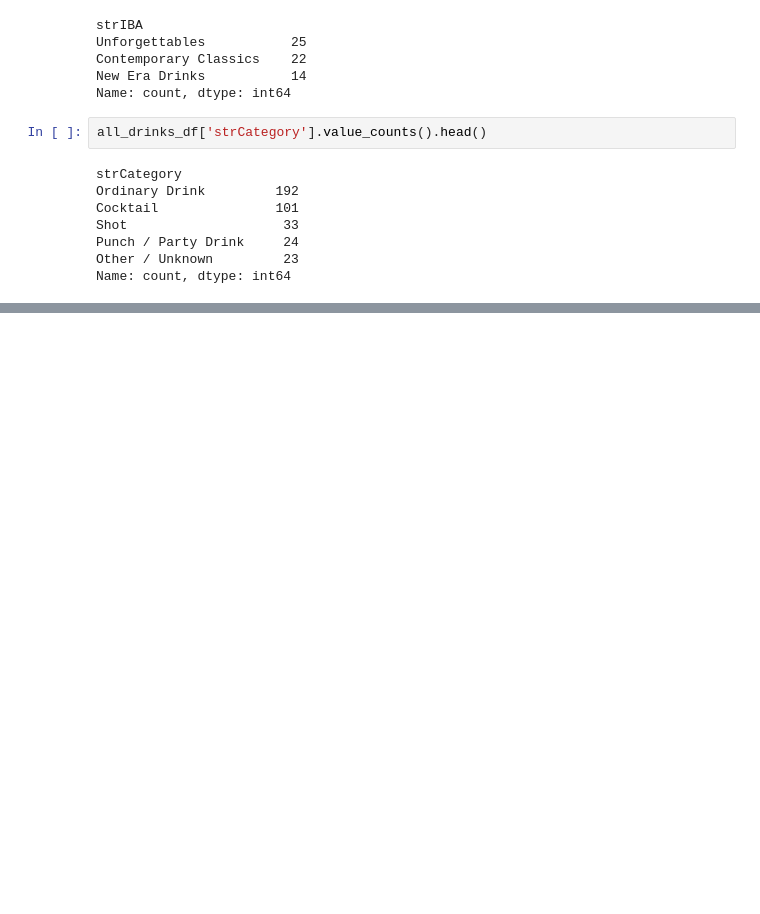
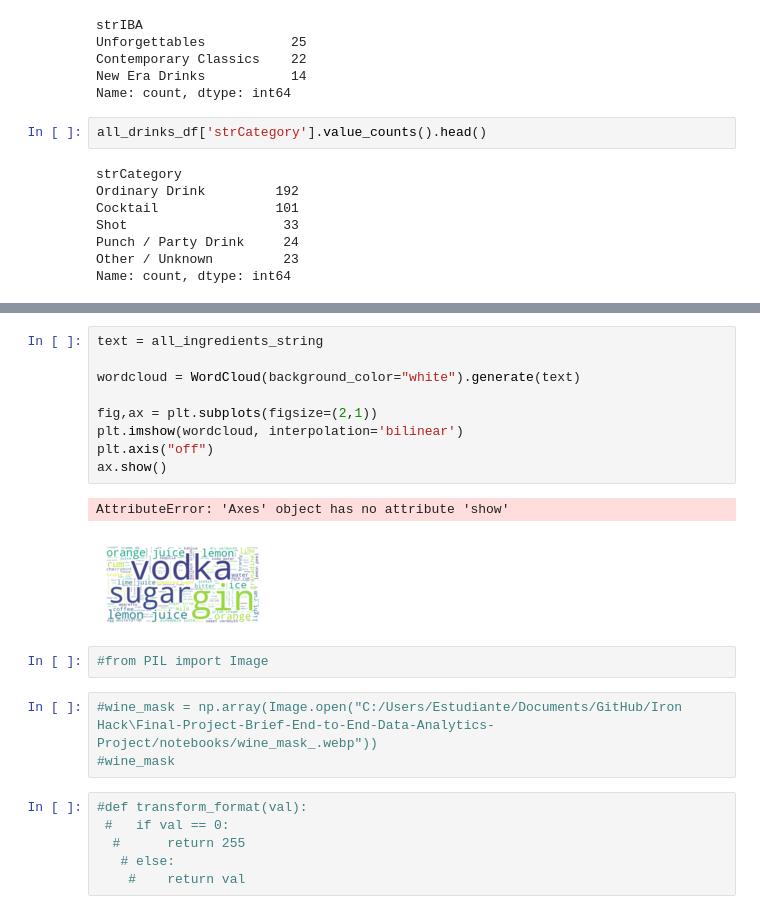
Before and after one commit to redsun498/Data-Genie, a Jupyter notebook: notebooks/EDA - Cocktails.ipynb, the cells around one changed output, grey strips where cells are left out. Drawn from its saved outputs; the diff is of its cells as text; blank space fills up the shorter version.

```diff
--- a/notebooks/EDA - Cocktails.ipynb
+++ b/notebooks/EDA - Cocktails.ipynb
@@ -1907,0 +1940,23 @@ plt.figure(
+# %%
+text = all_ingredients_string
+
+wordcloud = WordCloud(background_color="white").generate(text)
+
+fig,ax = plt.subplots(figsize=(2,1))
+plt.imshow(wordcloud, interpolation='bilinear')
+plt.axis("off")
+ax.show()
+# %% [output]
+AttributeError: 'Axes' object has no attribute 'show'
+[figure, added]
+# %%
+#from PIL import Image
+# %%
+#wine_mask = np.array(Image.open("C:/Users/Estudiante/Documents/GitHub/Iron Hack\Final-Project-Brief-End-to-End-Data-Analytics-Project/notebooks/wine_mask_.webp"))
+#wine_mask
+# %%
+#def transform_format(val):
+ #   if val == 0:
+  #      return 255
+   # else:
+    #    return val
```
Also changed, not shown: parts of 21 cells of this notebook, 3 other files.
